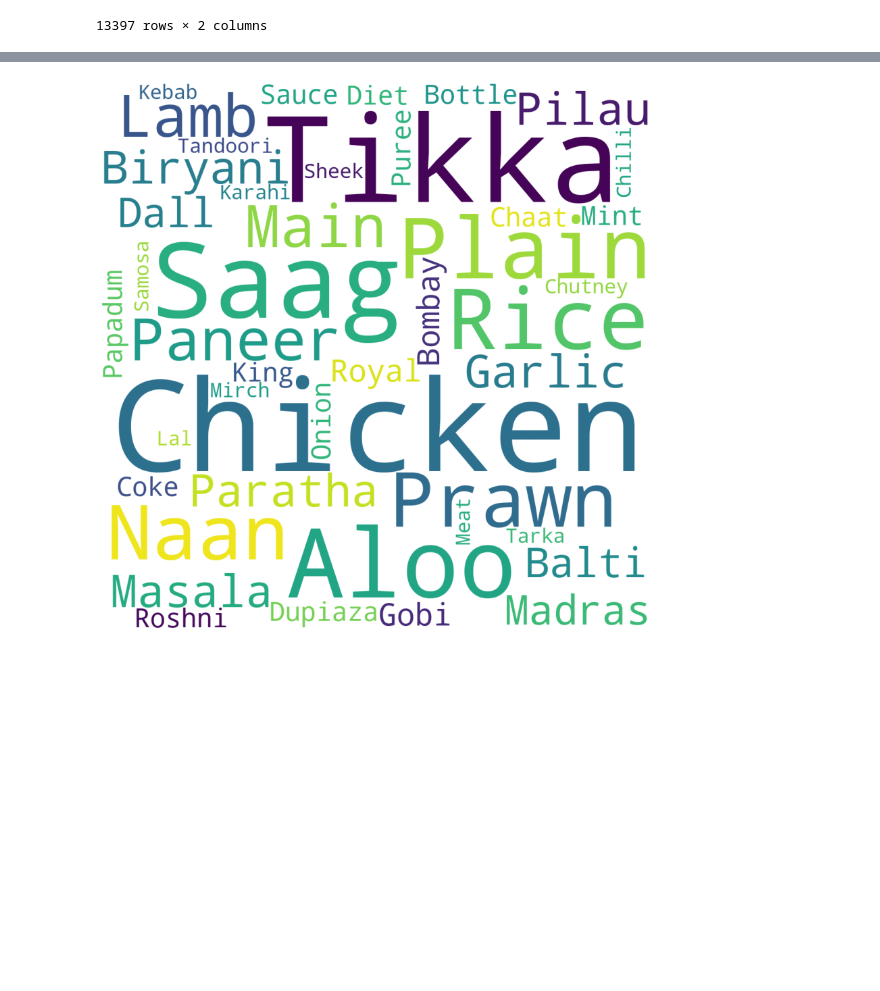
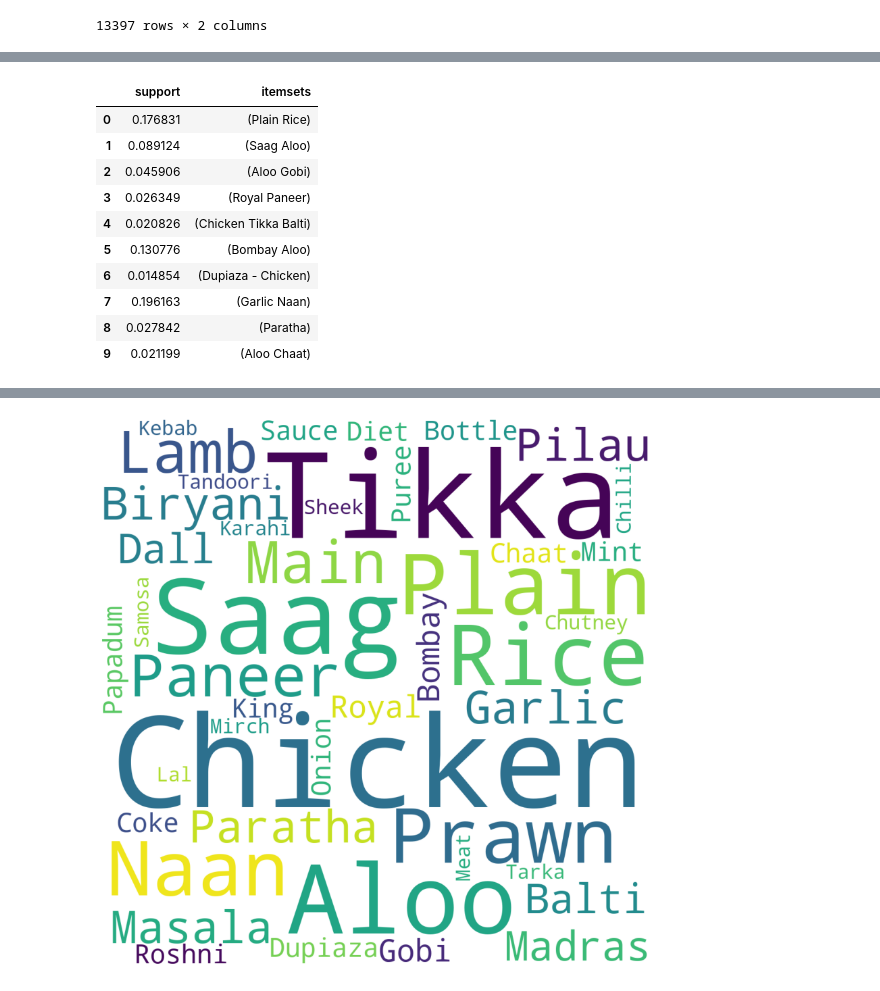
Before and after one commit to Jaydeep21/resturant-market-basket-analysis, a Jupyter notebook: associationrules.ipynb, the cells around one changed output, grey strips where cells are left out. Cells and saved outputs as stored; diff of their text form; code cells hidden in the pictures; blank space fills up the shorter version.

```diff
--- a/associationrules.ipynb
+++ b/associationrules.ipynb
@@ -189,0 +211,21 @@ transformedDF
+# %%
+#Importing Libraries
+from mlxtend.frequent_patterns import fpgrowth
+
+#running the fpgrowth algorithm
+res=fpgrowth(dataframe,min_support=0.01, use_colnames=True)
+
+# printing top 10
+res.head(10)
+# %% [output]
+|  | support | itemsets |
+| 0 | 0.176831 | (Plain Rice) |
+| 1 | 0.089124 | (Saag Aloo) |
+| 2 | 0.045906 | (Aloo Gobi) |
+| 3 | 0.026349 | (Royal Paneer) |
+| 4 | 0.020826 | (Chicken Tikka Balti) |
+| 5 | 0.130776 | (Bombay Aloo) |
+| 6 | 0.014854 | (Dupiaza - Chicken) |
+| 7 | 0.196163 | (Garlic Naan) |
+| 8 | 0.027842 | (Paratha) |
+| 9 | 0.021199 | (Aloo Chaat) |
```
Also changed, not shown: parts of 8 cells of this notebook, 1 other file.
